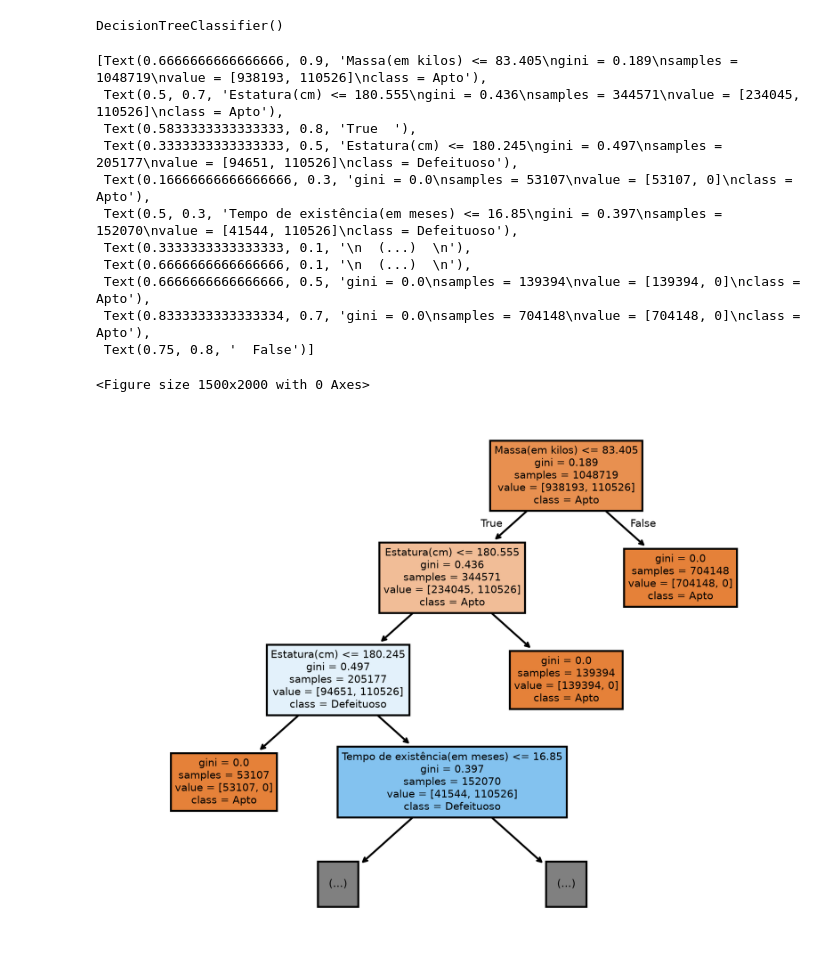
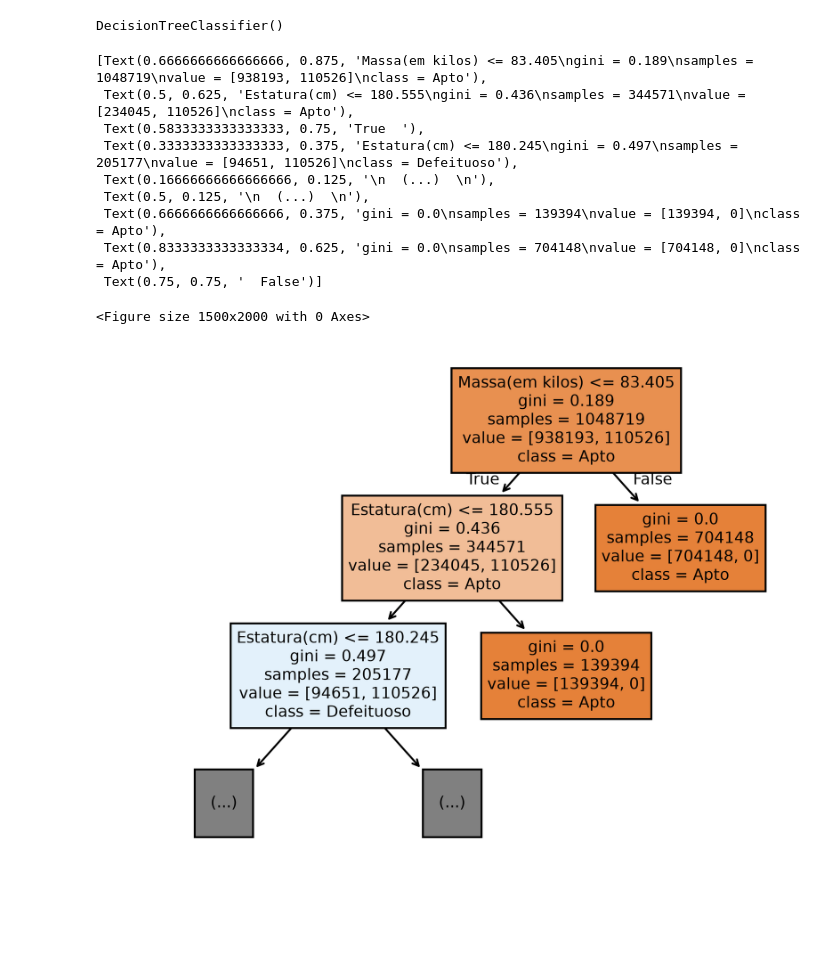
Before and after one commit to ga-lim/gabriel-estuda-dados, a Jupyter notebook: estudos-datascience/introducao-ml/notebooks/case_starwars.ipynb, the cells around one changed output. Cells and saved outputs as stored; diff of their text form; code cells hidden in the pictures; blank space fills up the shorter version.

```diff
--- a/estudos-datascience/introducao-ml/notebooks/case_starwars.ipynb
+++ b/estudos-datascience/introducao-ml/notebooks/case_starwars.ipynb
@@ -32,24 +32,22 @@ DecisionTreeClassifier()
 # %%
 import matplotlib.pyplot as plt
 
 plt.figure(figsize=(15,20))
 plt.figure(dpi=400)
 tree.plot_tree(model,
                feature_names=features,
                class_names=model.classes_,
                filled=True,
-               max_depth=3)
+               max_depth=2)
 # %% [output]
-[Text(0.6666666666666666, 0.9, 'Massa(em kilos) <= 83.405\ngini = 0.189\nsamples = 1048719\nvalue = [938193, 110526]\nclass = Apto'),
- Text(0.5, 0.7, 'Estatura(cm) <= 180.555\ngini = 0.436\nsamples = 344571\nvalue = [234045, 110526]\nclass = Apto'),
- Text(0.5833333333333333, 0.8, 'True  '),
- Text(0.3333333333333333, 0.5, 'Estatura(cm) <= 180.245\ngini = 0.497\nsamples = 205177\nvalue = [94651, 110526]\nclass = Defeituoso'),
- Text(0.16666666666666666, 0.3, 'gini = 0.0\nsamples = 53107\nvalue = [53107, 0]\nclass = Apto'),
- Text(0.5, 0.3, 'Tempo de existência(em meses) <= 16.85\ngini = 0.397\nsamples = 152070\nvalue = [41544, 110526]\nclass = Defeituoso'),
- Text(0.3333333333333333, 0.1, '\n  (...)  \n'),
- Text(0.6666666666666666, 0.1, '\n  (...)  \n'),
- Text(0.6666666666666666, 0.5, 'gini = 0.0\nsamples = 139394\nvalue = [139394, 0]\nclass = Apto'),
- Text(0.8333333333333334, 0.7, 'gini = 0.0\nsamples = 704148\nvalue = [704148, 0]\nclass = Apto'),
- Text(0.75, 0.8, '  False')]
+[Text(0.6666666666666666, 0.875, 'Massa(em kilos) <= 83.405\ngini = 0.189\nsamples = 1048719\nvalue = [938193, 110526]\nclass = Apto'),
+ Text(0.5, 0.625, 'Estatura(cm) <= 180.555\ngini = 0.436\nsamples = 344571\nvalue = [234045, 110526]\nclass = Apto'),
+ Text(0.5833333333333333, 0.75, 'True  '),
+ Text(0.3333333333333333, 0.375, 'Estatura(cm) <= 180.245\ngini = 0.497\nsamples = 205177\nvalue = [94651, 110526]\nclass = Defeituoso'),
+ Text(0.16666666666666666, 0.125, '\n  (...)  \n'),
+ Text(0.5, 0.125, '\n  (...)  \n'),
+ Text(0.6666666666666666, 0.375, 'gini = 0.0\nsamples = 139394\nvalue = [139394, 0]\nclass = Apto'),
+ Text(0.8333333333333334, 0.625, 'gini = 0.0\nsamples = 704148\nvalue = [704148, 0]\nclass = Apto'),
+ Text(0.75, 0.75, '  False')]
 <Figure size 1500x2000 with 0 Axes>
-[figure, old version]
+[figure, new version]
```
Also changed, not shown: 1 other file.
